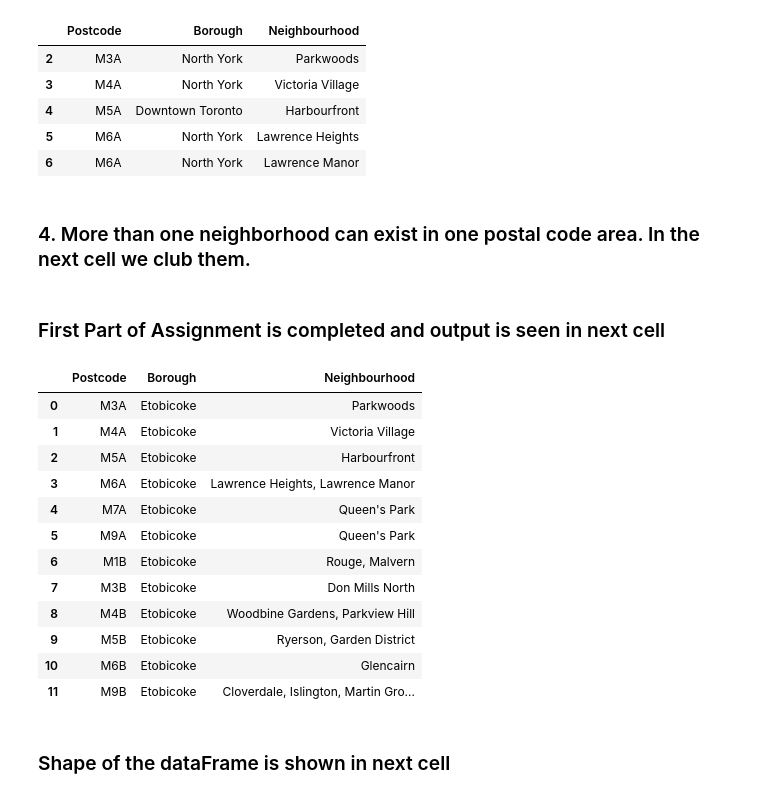
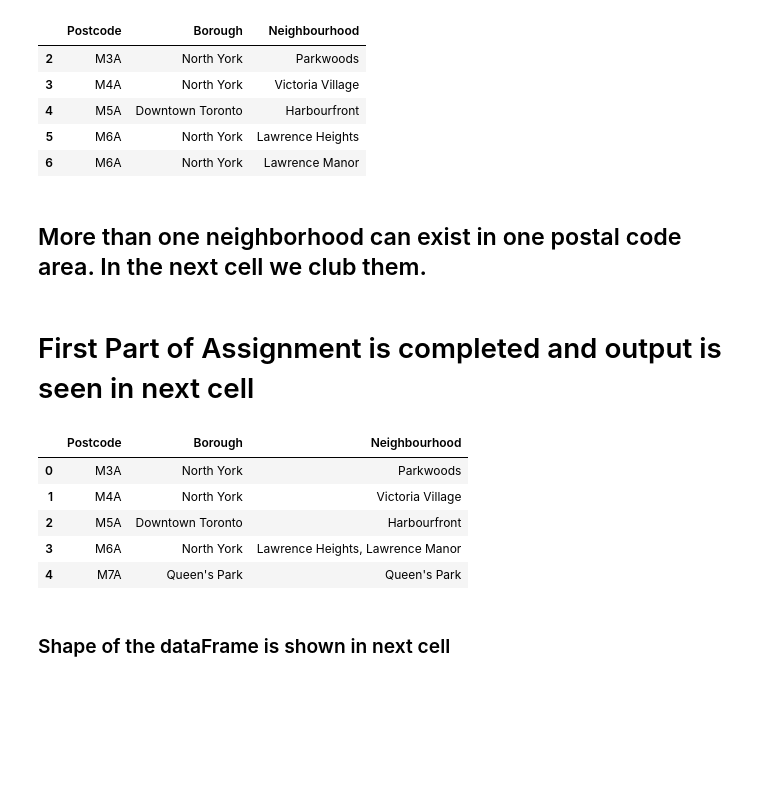
Before and after one commit to pgorade9/Capstone-Project, a Jupyter notebook: Clustering.ipynb, the cells around one changed output. Drawn from its saved outputs; the diff is of its cells as text; code cells hidden in the pictures; blank space fills up the shorter version.

```diff
--- a/Clustering.ipynb
+++ b/Clustering.ipynb
@@ -73,39 +73,32 @@ df.head()
 | 5 | M6A | North York | Lawrence Heights |
 | 6 | M6A | North York | Lawrence Manor |
 # %% [markdown]
-### 4. More than one neighborhood can exist in one postal code area. In the next cell we club them.
+## More than one neighborhood can exist in one postal code area. In the next cell we club them.
 # %%
 df_new = pd.DataFrame()
 df_new['Postcode'] = df['Postcode'].unique()
 df_new['Borough'] = pd.np.nan
 df_new['Neighbourhood'] = pd.np.nan
 
-for index,val in enumerate(df['Postcode'].unique()):
+for index,val in enumerate(df_new['Postcode']):
     temp_list=[]
     for j in df.index:
         if df.loc[j,'Postcode']==val:
             temp_list.append(df.loc[j,'Neighbourhood'])
-    #print(i,temp_list)
+            boro_j = j
     df_new.loc[index,'Neighbourhood'] = ', '.join(temp_list)
-    df_new.loc[index,'Borough'] = df.loc[j,'Borough']
+    df_new.loc[index,'Borough'] = df.loc[boro_j,'Borough']
 # %% [markdown]
-### First Part of Assignment is completed and output is seen in next cell
+# First Part of Assignment is completed and output is seen in next cell
 # %%
-df_new.head(12)
+df_new.head()
 # %% [output]
 |  | Postcode | Borough | Neighbourhood |
-| 0 | M3A | Etobicoke | Parkwoods |
-| 1 | M4A | Etobicoke | Victoria Village |
-| 2 | M5A | Etobicoke | Harbourfront |
-| 3 | M6A | Etobicoke | Lawrence Heights, Lawrence Manor |
-| 4 | M7A | Etobicoke | Queen's Park |
-| 5 | M9A | Etobicoke | Queen's Park |
-| 6 | M1B | Etobicoke | Rouge, Malvern |
-| 7 | M3B | Etobicoke | Don Mills North |
-| 8 | M4B | Etobicoke | Woodbine Gardens, Parkview Hill |
-| 9 | M5B | Etobicoke | Ryerson, Garden District |
-| 10 | M6B | Etobicoke | Glencairn |
-| 11 | M9B | Etobicoke | Cloverdale, Islington, Martin Gro... |
+| 0 | M3A | North York | Parkwoods |
+| 1 | M4A | North York | Victoria Village |
+| 2 | M5A | Downtown Toronto | Harbourfront |
+| 3 | M6A | North York | Lawrence Heights, Lawrence Manor |
+| 4 | M7A | Queen's Park | Queen's Park |
 # %% [markdown]
 ### Shape of the dataFrame is shown in next cell
 # %%
```
Also changed, not shown: parts of 13 cells of this notebook.
